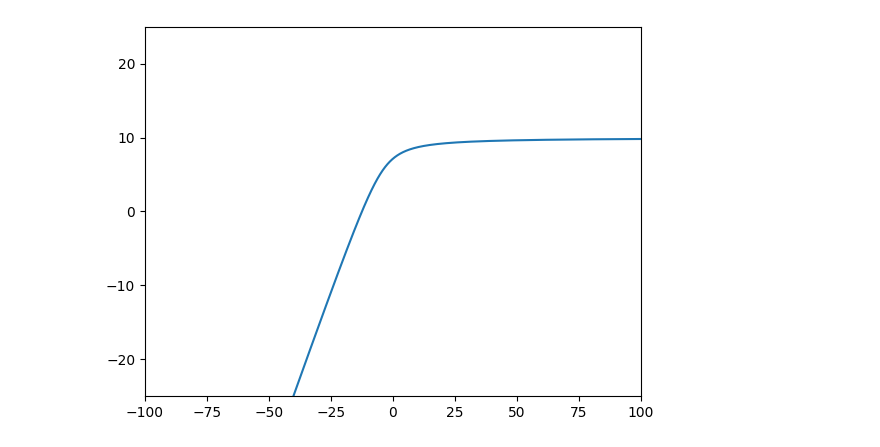
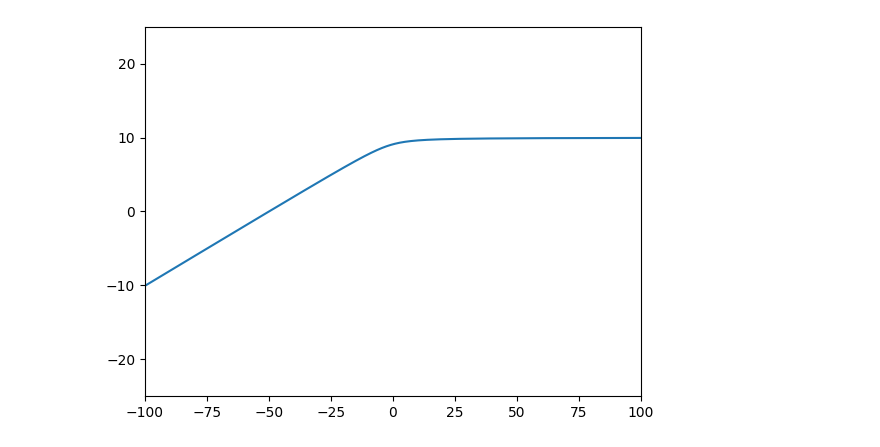
Before and after one commit to gsalinasphys/orbits, a Jupyter notebook: numbakit-ode/orbit_examples.ipynb, the cells around one changed output. Drawn from its saved outputs; the diff is of its cells as text; code cells hidden in the pictures.

```diff
--- a/numbakit-ode/orbit_examples.ipynb
+++ b/numbakit-ode/orbit_examples.ipynb
@@ -31,5 +13,24 @@ plt.plot(xs, ys)
+# %%
+def run_trajectory(n_dim: int, xv0: np.ndarray, k: float, ts: np.ndarray, solver_name = nbkode.Heun3) -> np.ndarray:
+    assert len(xv0) == 2*n_dim, "Wrong number of dimensions"
+
+    solver = solver_name(_rhs, 0., xv0, params=[k, n_dim])
+    return solver.run(ts)
+# %%
+def run_2dtrajectory(d0: float, b: float, v0: float, k: float, ts: np.ndarray, solver_name = nbkode.Heun3) -> np.ndarray:
+    assert v0 > 0, "Initial velocity must be positive."
+    xv0_2d = [d0, b, -v0, 0.]
+    return run_trajectory(2, xv0_2d, k, ts, solver_name=solver_name)
+# %%
+d0, b, v0 = 1.e5, 10., 1.
+k = 1.
+# %%
+ts = np.linspace(0, 200_000, 10_000_000)
+ts, vals = run_2dtrajectory(d0, b, v0, k, ts)
+x2ds, y2ds, vx2ds, vy2ds = vals.T
+r2ds = sum(x2ds**2 + y2ds**2)
 # %%
-plt.plot(xs, ys)
+plt.plot(x2ds, y2ds)
 plt.axis([-100, 100, -25, 25]);
 # %% [output]
-[figure, old version]
+[figure, new version]
```
Also changed, not shown: parts of 23 cells of this notebook.
